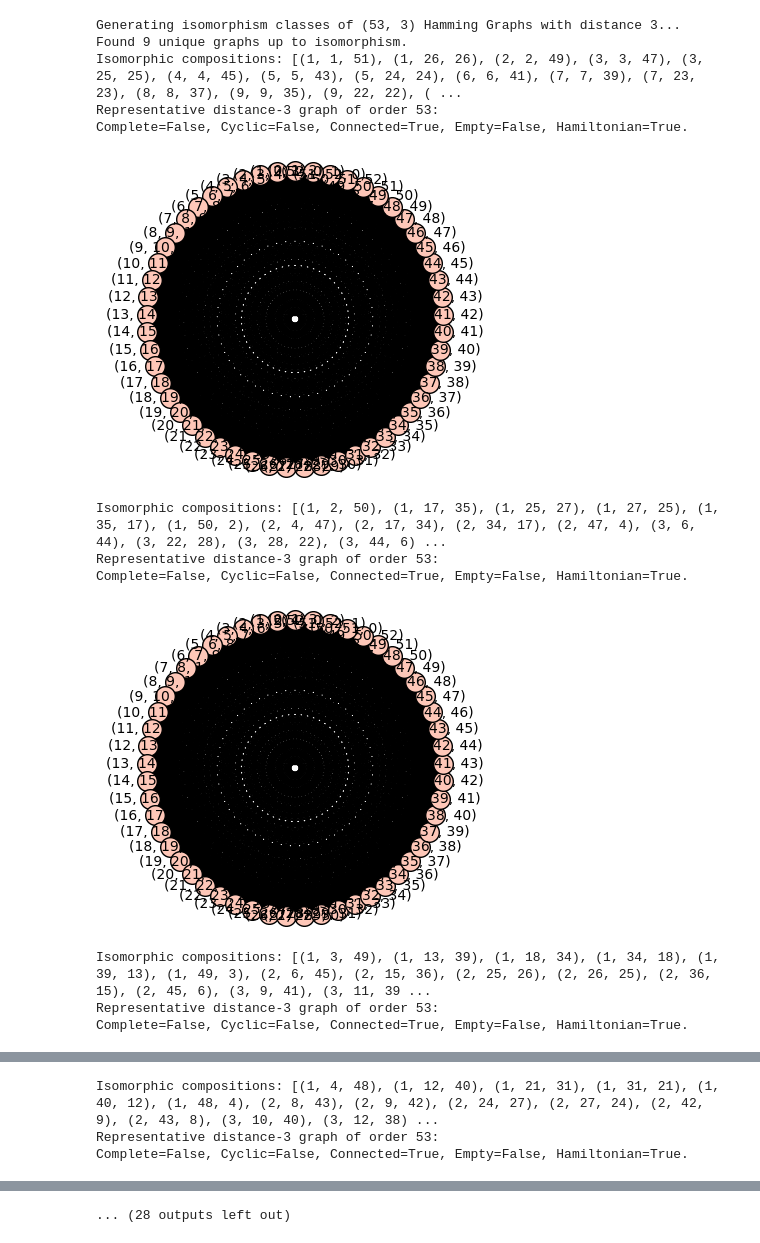
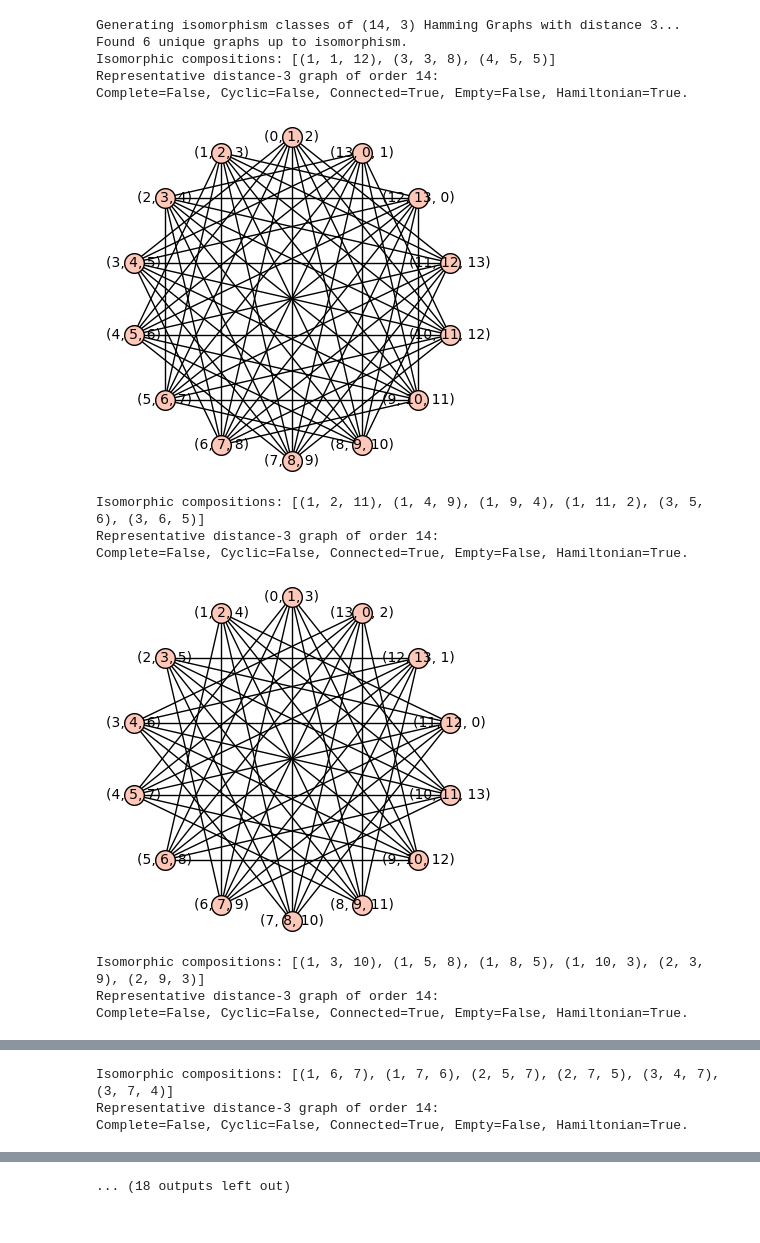
Before and after one commit to taogaede/JohnsonSubgraphs, a Jupyter notebook: PythonCode/Sage/Untitled.ipynb, the cells around one changed output, grey strips where cells are left out. Drawn from its saved outputs; the diff is of its cells as text; code cells hidden in the pictures.

```diff
--- a/PythonCode/Sage/Untitled.ipynb
+++ b/PythonCode/Sage/Untitled.ipynb
@@ -174,7 +174,7 @@ def displayHammingIsomorphismClasses(n, k, d):
         print(f'Complete={complete}, Cyclic={cyclic}, Connected={connected}, Empty={empty}, Hamiltonian={hamiltonian}.')
         isoClass[0].show(layout='circular')
 
-def findIsomorphicHammingGraphs(start=53, end=53, k=3):
+def findIsomorphicHammingGraphs(start=14, end=14, k=3):
     """Print all rotationally-unique (n,k) compositions with isomorphic distance-d
     Hamming graphs, along with a representative graph for each isomorphism class,
     iterating over n in [start, end].
@@ -185,26 +185,26 @@ def findIsomorphicHammingGraphs(start=53, end=53, k=3):
     k -- composition length (default 3)
     """
     for n in range(max(k, start), end+1):
-        if n in Primes():
-            for i in range(0,k):
-                displayHammingIsomorphismClasses(n,k,k-i)
+        #if n in Primes():
+        for i in range(0,k):
+            displayHammingIsomorphismClasses(n,k,k-i)
 
 
 
 #
 # %%
-findIsomorphicHammingGraphs(end=53)
+findIsomorphicHammingGraphs(end=14)
 # %% [output]
-Generating isomorphism classes of (53, 3) Hamming Graphs with distance 3...
-Found 9 unique graphs up to isomorphism.
-Isomorphic compositions: [(1, 1, 51), (1, 26, 26), (2, 2, 49), (3, 3, 47), (3, 25, 25), (4, 4, 45), (5, 5, 43), (5, 24, 24), (6, 6, 41), (7, 7, 39), (7, 23, 23), (8, 8, 37), (9, 9, 35), (9, 22, 22), ( ...
-Representative distance-3 graph of order 53:
+Generating isomorphism classes of (14, 3) Hamming Graphs with distance 3...
+Found 6 unique graphs up to isomorphism.
+Isomorphic compositions: [(1, 1, 12), (3, 3, 8), (4, 5, 5)]
+Representative distance-3 graph of order 14:
 Complete=False, Cyclic=False, Connected=True, Empty=False, Hamiltonian=True.
-[figure, old version]
+[figure, new version]
-Isomorphic compositions: [(1, 2, 50), (1, 17, 35), (1, 25, 27), (1, 27, 25), (1, 35, 17), (1, 50, 2), (2, 4, 47), (2, 17, 34), (2, 34, 17), (2, 47, 4), (3, 6, 44), (3, 22, 28), (3, 28, 22), (3, 44, 6) ...
-Representative distance-3 graph of order 53:
+Isomorphic compositions: [(1, 2, 11), (1, 4, 9), (1, 9, 4), (1, 11, 2), (3, 5, 6), (3, 6, 5)]
+Representative distance-3 graph of order 14:
 Complete=False, Cyclic=False, Connected=True, Empty=False, Hamiltonian=True.
-[figure, old version]
+[figure, new version]
-Isomorphic compositions: [(1, 3, 49), (1, 13, 39), (1, 18, 34), (1, 34, 18), (1, 39, 13), (1, 49, 3), (2, 6, 45), (2, 15, 36), (2, 25, 26), (2, 26, 25), (2, 36, 15), (2, 45, 6), (3, 9, 41), (3, 11, 39 ...
-Representative distance-3 graph of order 53:
+Isomorphic compositions: [(1, 3, 10), (1, 5, 8), (1, 8, 5), (1, 10, 3), (2, 3, 9), (2, 9, 3)]
+Representative distance-3 graph of order 14:
 Complete=False, Cyclic=False, Connected=True, Empty=False, Hamiltonian=True.
@@ -212,3 +212,3 @@ Complete=False, Cyclic=False, Connected=True, Empty=False, Hamiltonian=True.
-Isomorphic compositions: [(1, 4, 48), (1, 12, 40), (1, 21, 31), (1, 31, 21), (1, 40, 12), (1, 48, 4), (2, 8, 43), (2, 9, 42), (2, 24, 27), (2, 27, 24), (2, 42, 9), (2, 43, 8), (3, 10, 40), (3, 12, 38) ...
-Representative distance-3 graph of order 53:
+Isomorphic compositions: [(1, 6, 7), (1, 7, 6), (2, 5, 7), (2, 7, 5), (3, 4, 7), (3, 7, 4)]
+Representative distance-3 graph of order 14:
 Complete=False, Cyclic=False, Connected=True, Empty=False, Hamiltonian=True.
@@ -224 +224 @@ Complete=False, Cyclic=False, Connected=True, Empty=False, Hamiltonian=True.
-... (28 outputs left out)
+... (18 outputs left out)
```
Also changed, not shown: parts of 1 cell of this notebook, 7 other files.
